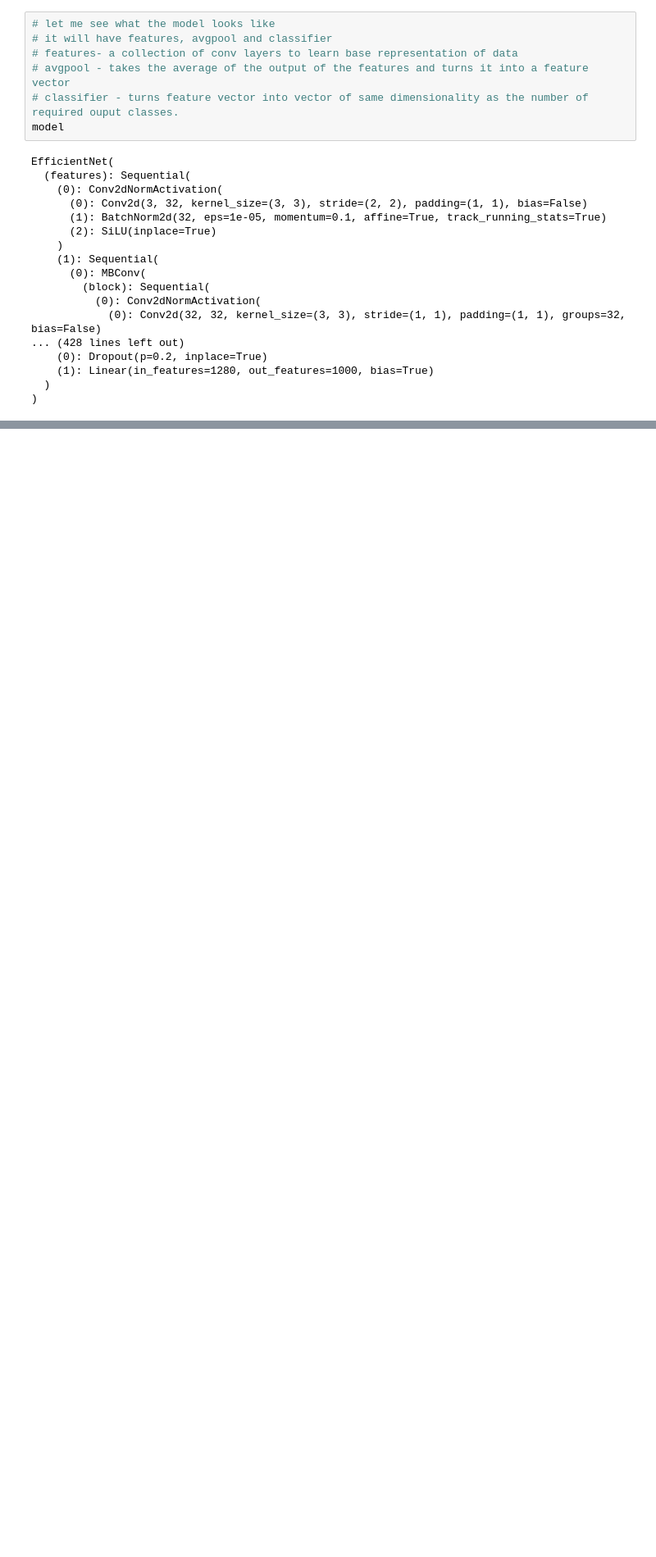
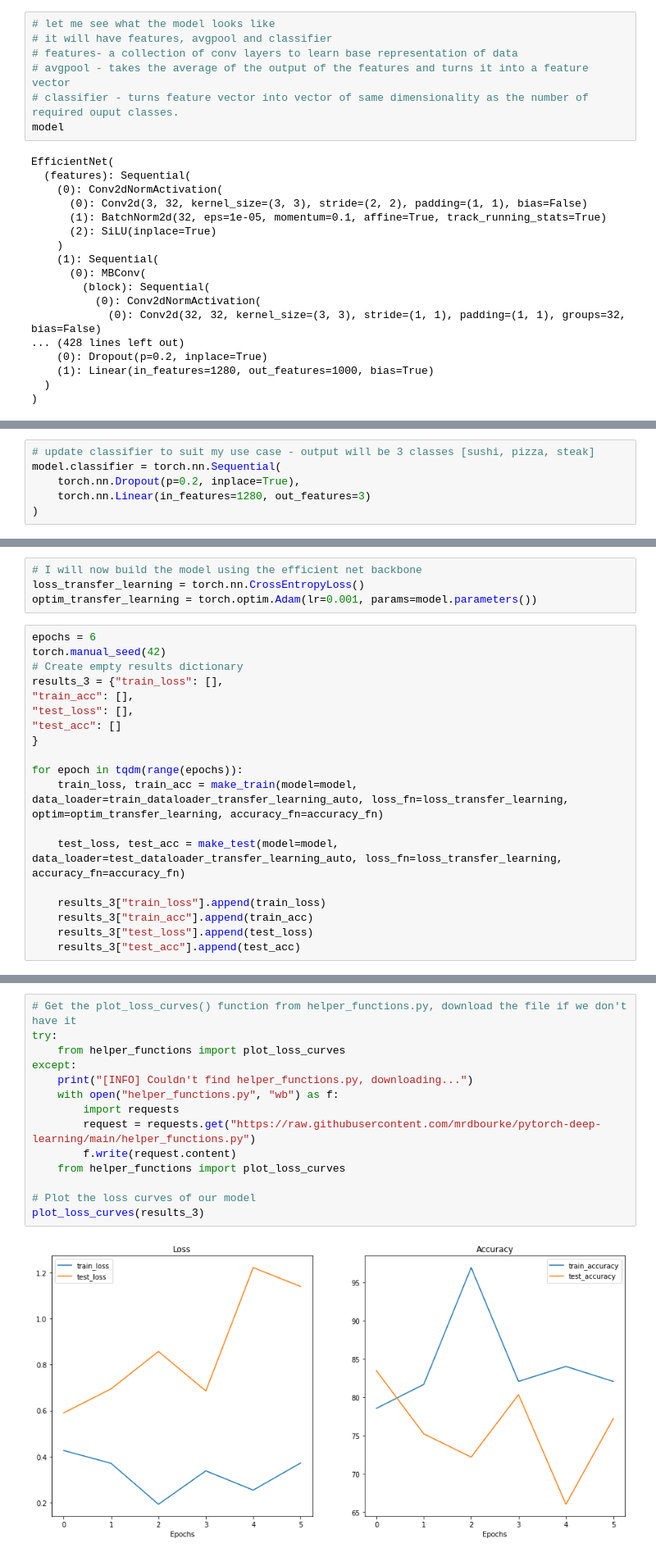
Before and after one commit to pusapatiakhilraju/Pytorch-Food101-CustomDataSet-Classification, a Jupyter notebook: Food101-Classification.ipynb, the cells around one changed output, grey strips where cells are left out. Shown at 82% size. Drawn from its saved outputs; the diff is of its cells as text; blank space fills up the shorter version.

Commit message:
Added transfer learning model

```diff
--- a/Food101-Classification.ipynb
+++ b/Food101-Classification.ipynb
@@ -1078,0 +1135,6 @@ EfficientNet(
+# %%
+# update classifier to suit my use case - output will be 3 classes [sushi, pizza, steak]
+model.classifier = torch.nn.Sequential(
+    torch.nn.Dropout(p=0.2, inplace=True),
+    torch.nn.Linear(in_features=1280, out_features=3)
+)
@@ -1078,0 +1162,23 @@ EfficientNet(
+# %%
+# I will now build the model using the efficient net backbone
+loss_transfer_learning = torch.nn.CrossEntropyLoss()
+optim_transfer_learning = torch.optim.Adam(lr=0.001, params=model.parameters())
+# %%
+epochs = 6
+torch.manual_seed(42)
+# Create empty results dictionary
+results_3 = {"train_loss": [],
+"train_acc": [],
+"test_loss": [],
+"test_acc": []
+}
+
+for epoch in tqdm(range(epochs)):
+    train_loss, train_acc = make_train(model=model, data_loader=train_dataloader_transfer_learning_auto, loss_fn=loss_transfer_learning, optim=optim_transfer_learning, accuracy_fn=accuracy_fn)
+
+    test_loss, test_acc = make_test(model=model, data_loader=test_dataloader_transfer_learning_auto, loss_fn=loss_transfer_learning, accuracy_fn=accuracy_fn)
+
+    results_3["train_loss"].append(train_loss)
+    results_3["train_acc"].append(train_acc)
+    results_3["test_loss"].append(test_loss)
+    results_3["test_acc"].append(test_acc)
@@ -1078,0 +1198,16 @@ EfficientNet(
+# %%
+# Get the plot_loss_curves() function from helper_functions.py, download the file if we don't have it
+try:
+    from helper_functions import plot_loss_curves
+except:
+    print("[INFO] Couldn't find helper_functions.py, downloading...")
+    with open("helper_functions.py", "wb") as f:
+        import requests
+        request = requests.get("https://raw.githubusercontent.com/mrdbourke/pytorch-deep-learning/main/helper_functions.py")
+        f.write(request.content)
+    from helper_functions import plot_loss_curves
+
+# Plot the loss curves of our model
+plot_loss_curves(results_3)
+# %% [output]
+[figure, added]
```
Also changed, not shown: parts of 27 cells of this notebook.
